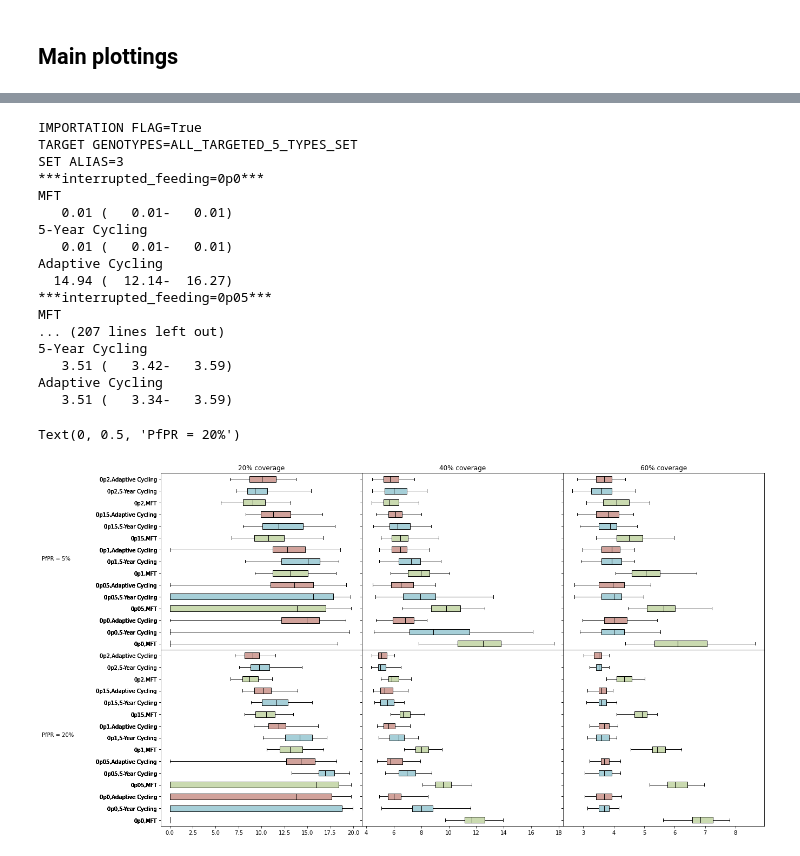
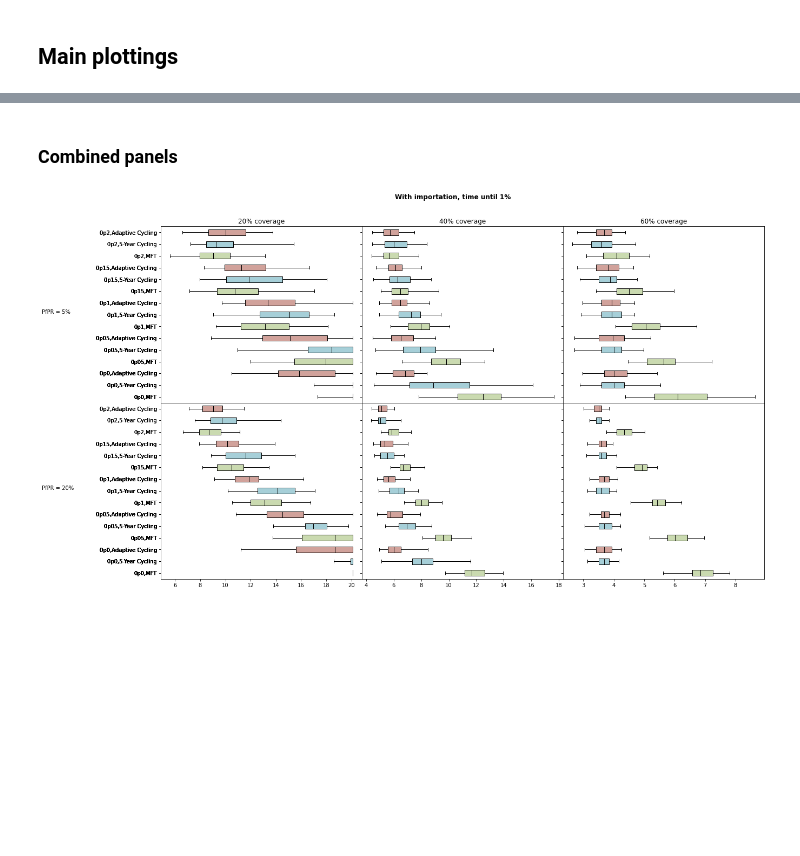
Before and after one commit to bonilab/malariaibm-interrupted-feeding-and-recombination, a Jupyter notebook: iif_analysis/Main_Plotting_Script.ipynb, the cells around one changed output, grey strips where cells are left out. Cells and saved outputs as stored; diff of their text form; code cells hidden in the pictures; blank space fills up the shorter version.

```diff
--- a/iif_analysis/Main_Plotting_Script.ipynb
+++ b/iif_analysis/Main_Plotting_Script.ipynb
@@ -96,6 +96,29 @@ def calc_100_auc_or_t_until_n_values_for_one_strategy_with_selected_genotypes(
   hide_95_percentile='off'
 ):
   import numpy as np
+  def calc_after_burnin_auc_from_list(summed_genofreq_list):
+    if len(summed_genofreq_list) == len(REPORTDAYS): # data includes burn-in
+      no_burnin_summed_genofreq_list = summed_genofreq_list[FIRST_ROW_AFTER_BURNIN:]
+    else:
+      assert(len(summed_genofreq_list) == len(REPORTDAYS[FIRST_ROW_AFTER_BURNIN:]))
+      no_burnin_summed_genofreq_list = summed_genofreq_list
+    return np.trapz(
+      no_burnin_summed_genofreq_list,
+      x=REPORTDAYS[FIRST_ROW_AFTER_BURNIN:]
+    )
+
+  def report_index_until_geno_freq_reaches_n(summed_genofreq_list):
+#     nonlocal n
+#     nonlocal t_until_n_never_reach_marker
+    assert(isinstance(summed_genofreq_list, np.ndarray))
+    assert(summed_genofreq_list.shape == (361,))
+    # for never reached scenarios, manually adjust
+    if not np.any(summed_genofreq_list >= n): return t_until_n_never_reach_marker
+    idx = np.argmax(summed_genofreq_list[FIRST_ROW_AFTER_BURNIN:] >= n)
+    # convert from index to actual reported days
+    # then convert to year after burn-in
+    return REPORTDAYS[FIRST_ROW_AFTER_BURNIN+idx] / 365 - 10
+
   n = 0.01 if (auc_or_t_until_n_flag == 't0p01') else 0.1
   list_of_100_runs_separated_genotype = np.sum(df_with_one_strategy[selected_genotypes], axis=1)
   list_of_100_runs_summed_genotype = np.array(
@@ -105,18 +128,13 @@ def calc_100_auc_or_t_until_n_values_for_one_strategy_with_selected_genotypes(
   if auc_or_t_until_n_flag == 'auc':
     ans = np.apply_along_axis(calc_after_burnin_auc_from_list, 1, list_of_100_runs_summed_genotype)
   else:
-    ans_with_idx = np.apply_along_axis(
-      lambda summed_genofreq_list: np.argmax(summed_genofreq_list[FIRST_ROW_AFTER_BURNIN:] >= n),
+    ans = np.apply_along_axis(
+      report_index_until_geno_freq_reaches_n,
       1,
       list_of_100_runs_summed_genotype
     )
-    # convert from index to actual reported days
-    ans = [REPORTDAYS[FIRST_ROW_AFTER_BURNIN+x] for x in ans_with_idx]
-    # convert to year after burn-in
-    ans = np.array(ans) / 365 - 10
-    # for never reached scenarios, manually adjust
-    ans = np.where(ans == np.inf, t_until_n_never_reach_marker, ans)
   assert(ans.shape == (100,))
+#   if verbose == 'on': print(ans.tolist())
   llq,lq,median,uq,uuq = np.percentile(ans, [2.5,25,50,75,97.5])
   if hide_95_percentile == 'on': llq, uuq = lq, uq
   box_one_strategy = {
@@ -292,6 +312,8 @@ MFT
 Adaptive Cycling
  335.96 ( 294.44- 358.60)
 [figure]
+# %% [markdown]
+### Combined panels
 # %%
 plt.rcParams['figure.figsize'] = [20, 12]
 fig, axes = plt.subplots(2, 3, sharex='col', sharey='row',
@@ -300,7 +322,7 @@ fig.patch.set_facecolor('white')
 ax_row1, ax_row2 = axes
 
 hide_95_percentile='off'
-verbose='on'
+verbose='off'
 have_importation_flag = True
 target_genotype_list, target_genotype_list_verbose = ALL_TARGETED_5_TYPES_SET, 'ALL_TARGETED_5_TYPES_SET'
 
@@ -323,49 +345,33 @@ for (set_alias, ax_idx) in zip([3,7,11], [0,1,2]):
   )
   if verbose == 'on': print()
 
 for (set_alias, ax_idx) in zip([4,8,12], [0,1,2]):
   if verbose == 'on': print(f'SET ALIAS={set_alias}')
   filtered_df_one_alias_importation_setting = final_ans_one_big_df[
     (final_ans_one_big_df['Set Alias Number'] == set_alias)
     & (final_ans_one_big_df['Have Importation'] == have_importation_flag)
   ]
   plot_one_set_alias_across_iif_settings(
     ax_row2[ax_idx],
     filtered_df_one_alias_importation_setting,
     target_genotype_list,
     't0p01',
     20.1,
     verbose=verbose,
     hide_95_percentile=hide_95_percentile
   )
   if verbose == 'on': print()
 
 axes[0][0].set_title('20% coverage')
 axes[0][1].set_title('40% coverage')
 axes[0][2].set_title('60% coverage')
 axes[0][0].set_ylabel('PfPR = 5%', multialignment='left',
                      horizontalalignment='left', rotation=0,
                      labelpad=100)
 axes[1][0].set_ylabel('PfPR = 20%', multialignment='left',
                      horizontalalignment='left', rotation=0,
                      labelpad=100)
+fig.suptitle('With importation, time until 1%', y=0.95, fontweight='bold')
+plt.savefig(fname='with_importation_time_until_1percent.svg', format='svg', bbox_inches='tight')
 # %% [output]
-IMPORTATION FLAG=True
-TARGET GENOTYPES=ALL_TARGETED_5_TYPES_SET
-SET ALIAS=3
-***interrupted_feeding=0p0***
-MFT
-   0.01 (   0.01-   0.01)
-5-Year Cycling
-   0.01 (   0.01-   0.01)
-Adaptive Cycling
-  14.94 (  12.14-  16.27)
-***interrupted_feeding=0p05***
-MFT
-... (207 lines left out)
-5-Year Cycling
-   3.51 (   3.42-   3.59)
-Adaptive Cycling
-   3.51 (   3.34-   3.59)
-Text(0, 0.5, 'PfPR = 20%')
-[figure, old version]
+[figure, new version]
```
Also changed, not shown: parts of 6 cells of this notebook.
